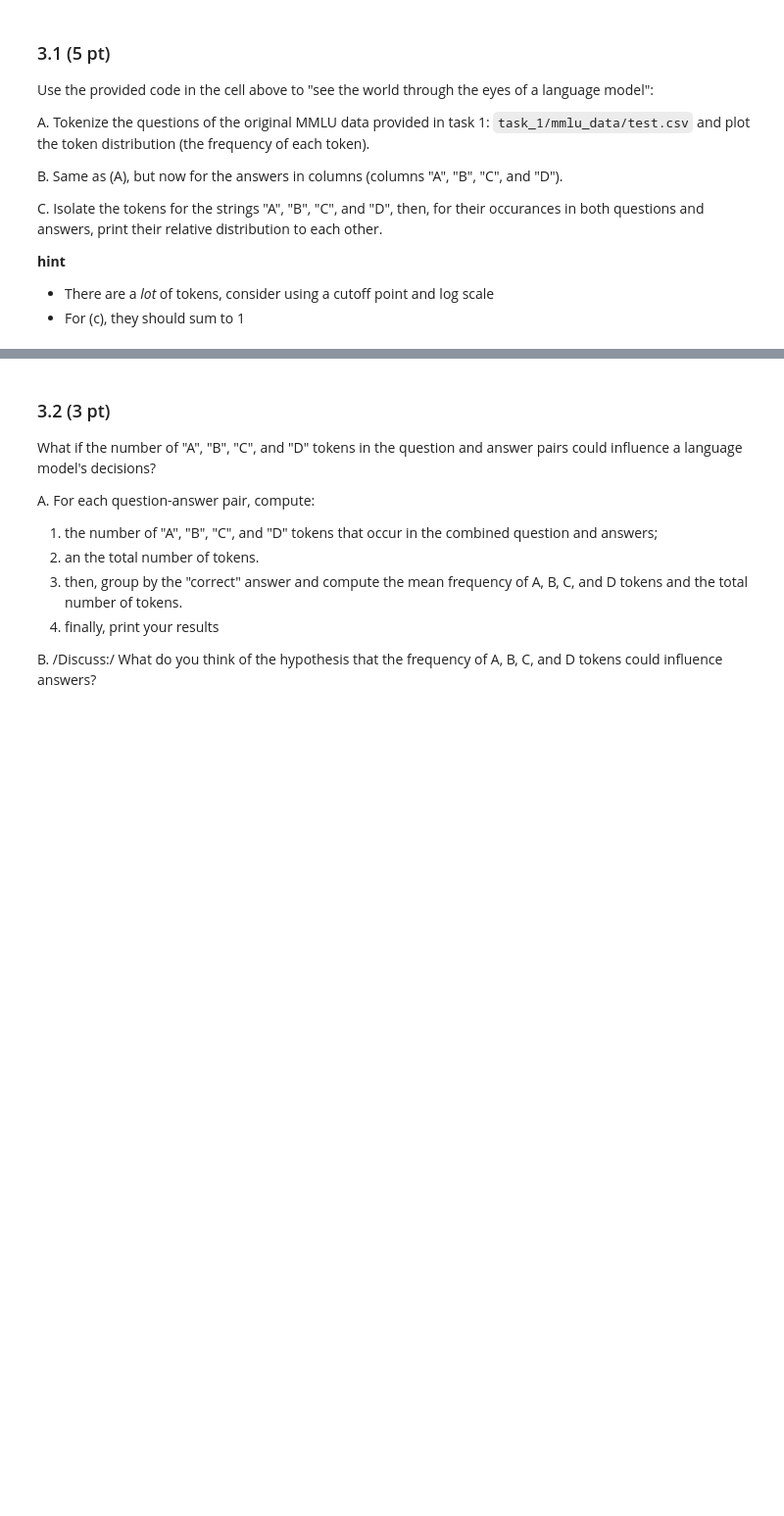
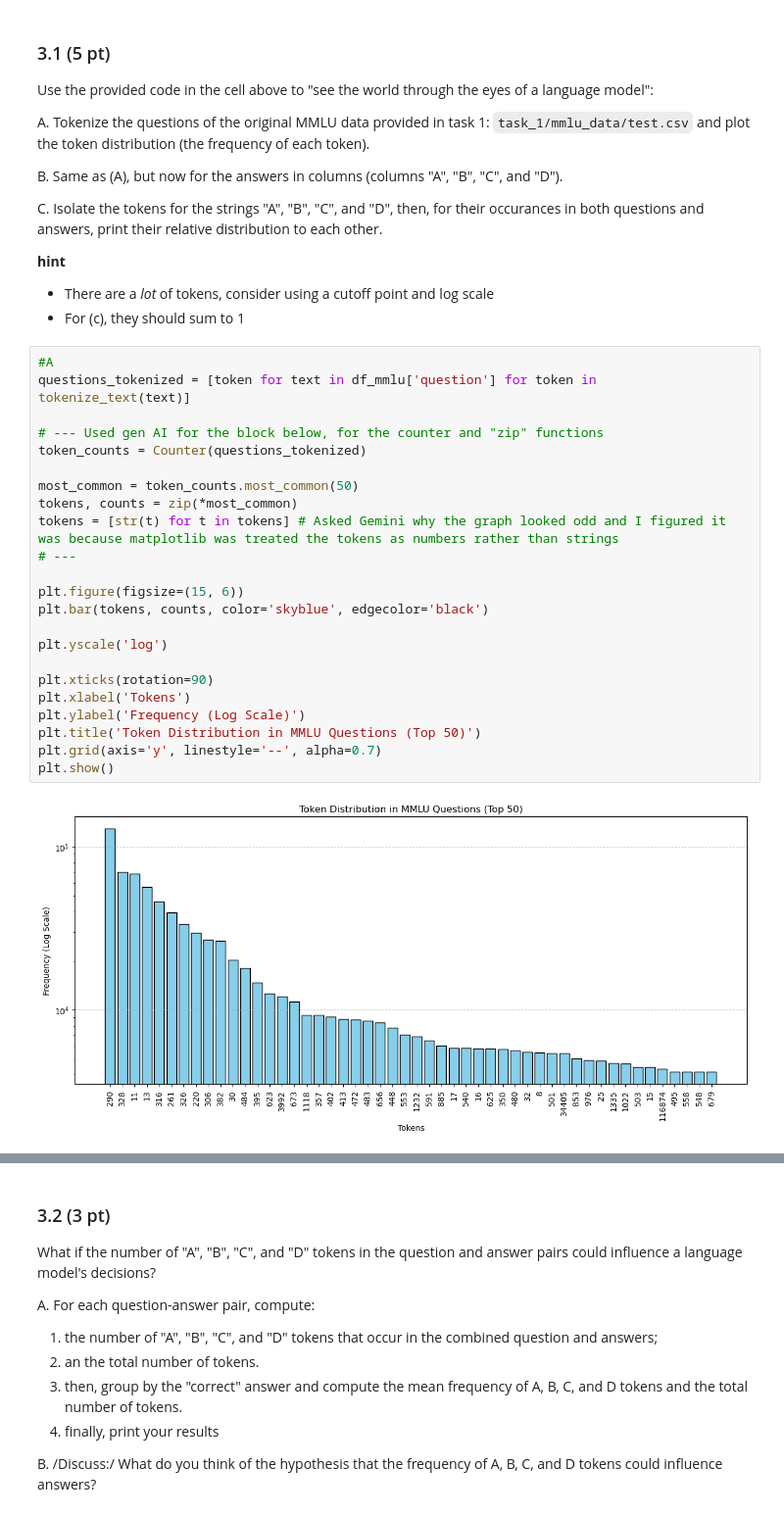
Before and after one commit to Tiimeeeyy/DataAnalysis26, a Jupyter notebook: clinic1/FIETS/clinic1.ipynb, the cells around one changed output, grey strips where cells are left out. Shown at 98% size. Saved outputs shown, nothing was run; the diff lists cells and outputs as text; blank space fills up the shorter version.

```diff
--- a/clinic1/FIETS/clinic1.ipynb
+++ b/clinic1/FIETS/clinic1.ipynb
@@ -878,3 +915,28 @@ C. Isolate the tokens for the strings "A", "B", "C", and "D", then, for their oc
 **hint**
 - There are a _lot_ of tokens, consider using a cutoff point and log scale
 - For (c), they should sum to 1
+# %%
+#A
+questions_tokenized = [token for text in df_mmlu['question'] for token in tokenize_text(text)]
+
+# --- Used gen AI for the block below, for the counter and "zip" functions
+token_counts = Counter(questions_tokenized)
+
+most_common = token_counts.most_common(50)
+tokens, counts = zip(*most_common)
+tokens = [str(t) for t in tokens] # Asked Gemini why the graph looked odd and I figured it was because matplotlib was treated the tokens as numbers rather than strings
+# ---
+
+plt.figure(figsize=(15, 6))
+plt.bar(tokens, counts, color='skyblue', edgecolor='black')
+
+plt.yscale('log')
+
+plt.xticks(rotation=90)
+plt.xlabel('Tokens')
+plt.ylabel('Frequency (Log Scale)')
+plt.title('Token Distribution in MMLU Questions (Top 50)')
+plt.grid(axis='y', linestyle='--', alpha=0.7)
+plt.show()
+# %% [output]
+[figure, added]
```
Also changed, not shown: parts of 20 cells of this notebook.
